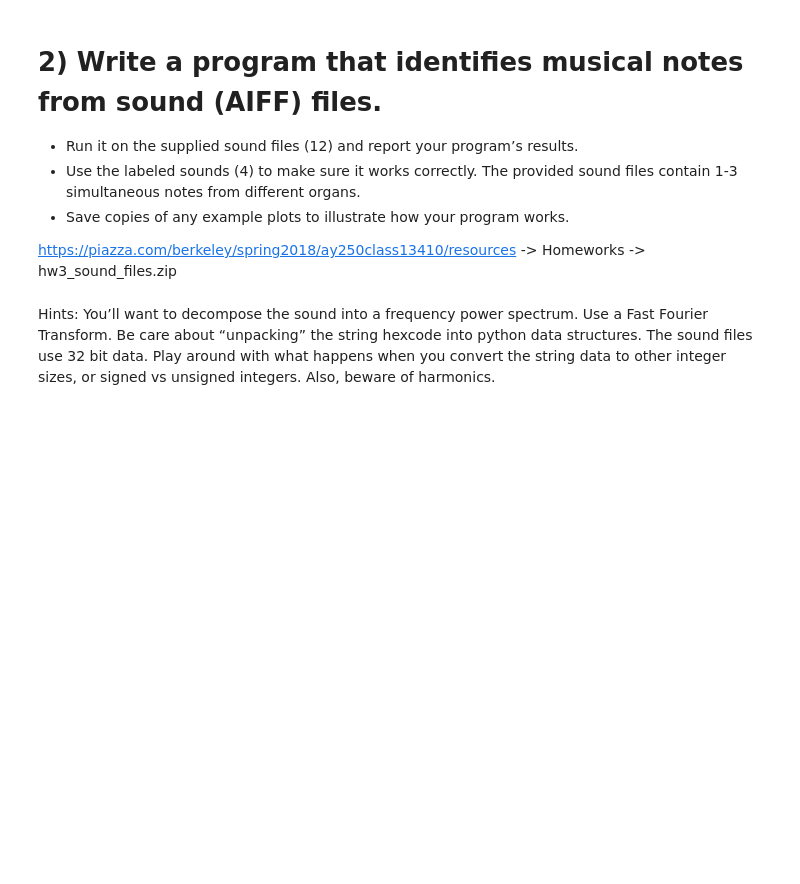
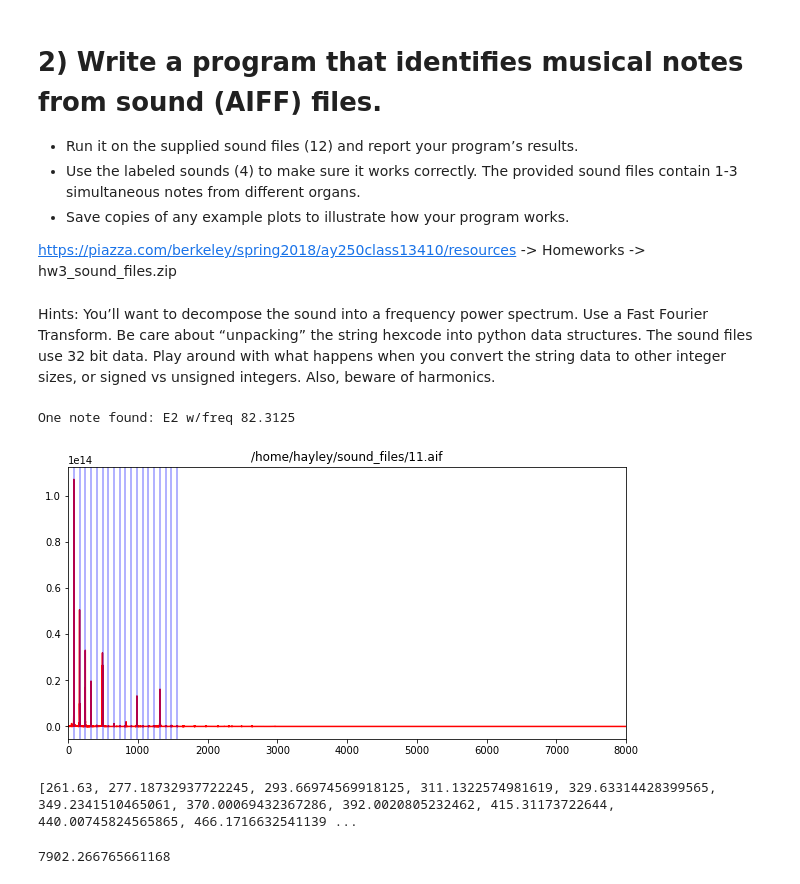
Before and after one commit to hayleybounds/bounds_ay250_homework, a Jupyter notebook: hw_3/homework.ipynb, the cells around one changed output. Drawn from its saved outputs; the diff is of its cells as text; code cells hidden in the pictures; blank space fills up the shorter version.

```diff
--- a/hw_3/homework.ipynb
+++ b/hw_3/homework.ipynb
@@ -444,3 +427,24 @@ Text(0.5,1,'Audio Analysis')
   https://piazza.com/berkeley/spring2018/ay250class13410/resources -> Homeworks -> hw3_sound_files.zip
 # %% [markdown]
 Hints: You’ll want to decompose the sound into a frequency power spectrum. Use a Fast Fourier Transform. Be care about “unpacking” the string hexcode into python data structures. The sound files use 32 bit data. Play around with what happens when you convert the string data to other integer sizes, or signed vs unsigned integers. Also, beware of harmonics.
+# %%
+%matplotlib inline
+import numpy as np
+import matplotlib.pyplot as plt
+import scipy.io as io
+import glob
+import aifc
+import math
+#get all normal audio files
+audio_files = glob.glob('/home/hayley/sound_files/*.aif')
+#I put the organ files in a subfolder, get those too
+organ_files = glob.glob('/home/hayley/sound_files/organs/*.aif')
+# %%
+#TODO: it says to play with importing the data wrong.
+#so I probably need to write what that does in a markdown cell :)
+file = audio_files[1]
+find_musical_notes(file)
+#NOTE TO SELF: WHAT IF THERE ARE THREE?? 0 may have 3
+# %% [output]
+One note found: E2 w/freq 82.3125
+[figure, added]
@@ -446,0 +525,24 @@ Hints: You’ll want to decompose the sound into a frequency power spectrum. Use
+# %%
+from math import log2, pow
+
+A4 = 440
+C0 = A4*pow(2, -4.75)
+name = ["C", "C#", "D", "D#", "E", "F", "F#", "G", "G#", "A", "A#", "B"]
+print([261.63*pow(2,i/12) for i in range(0, 12)])
+note_dict = {}
+for octave in range(0, 9):
+    for n_note in range(0,12):
+        f = 261.63*pow(2,((4-octave)*-12 + n_note)/12)
+        note_name = name[n_note] + str(octave)
+        note_dict[f] = note_name
+#def pitch(freq):
+#    h = round(12*log2(freq/C0))
+#    octave = h // 12
+#    n = h % 12
+#    return name[n] + str(octave)
+#
+#pitch(200)
+max([ k for k,v in note_dict.items()])
+# %% [output]
+[261.63, 277.18732937722245, 293.66974569918125, 311.1322574981619, 329.63314428399565, 349.2341510465061, 370.00069432367286, 392.0020805232462, 415.31173722644, 440.00745824565865, 466.1716632541139 ...
+7902.266765661168
```
Also changed, not shown: parts of 11 cells of this notebook.
